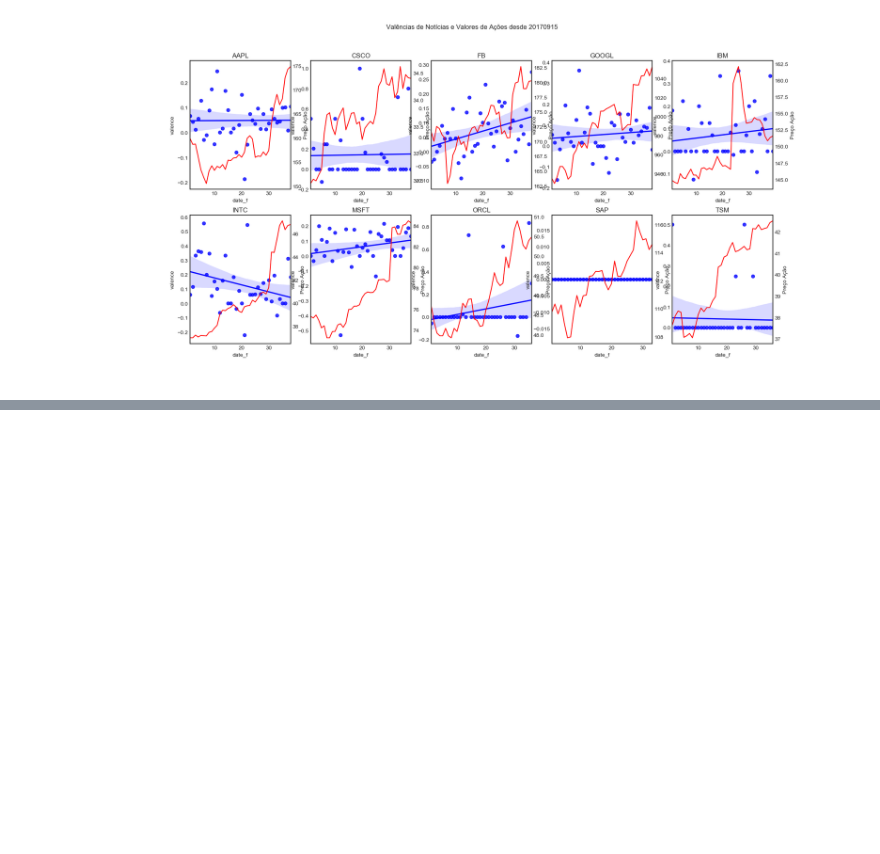
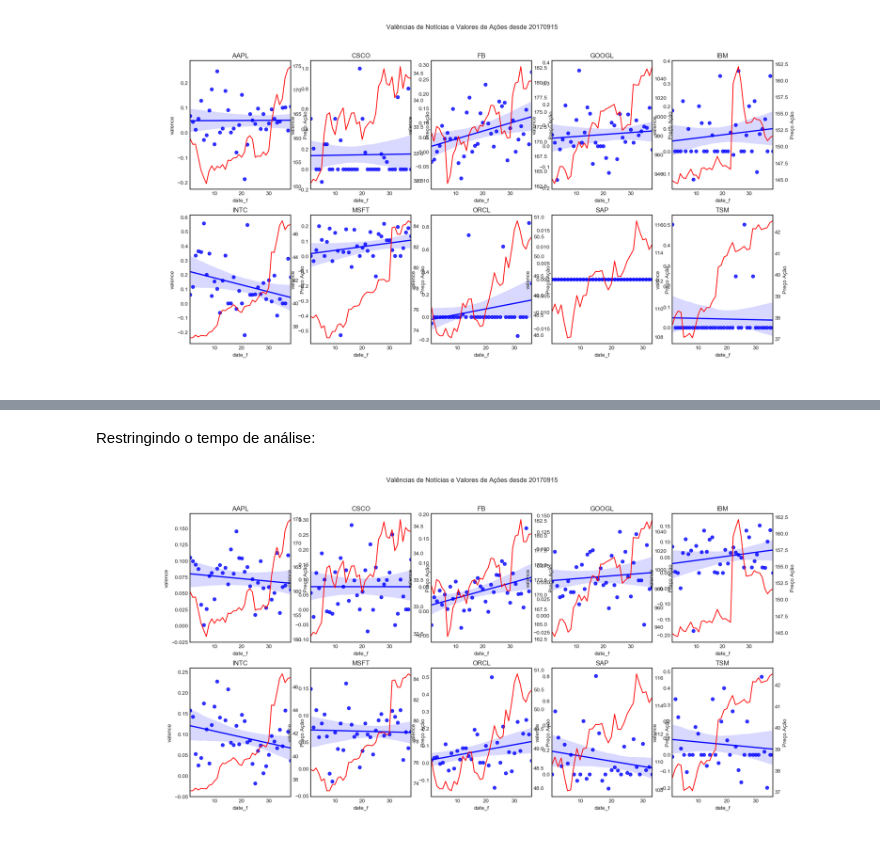
Before and after one commit to fabiograssiotto/stocks_proj, a Jupyter notebook: Stocks.ipynb, the cells around one changed output, grey strips where cells are left out. Cells and saved outputs as stored; diff of their text form; code cells hidden in the pictures; blank space fills up the shorter version.

```diff
--- a/Stocks.ipynb
+++ b/Stocks.ipynb
@@ -307,0 +497,7 @@ Podemos notar que para este classificador a correlação pode ser apenas observa
+# %% [markdown]
+Restringindo o tempo de análise:
+# %%
+from IPython.display import Image
+Image("plots/textblob/val-stocks-20170915.png")
+# %% [output]
+[figure, added]
```
Also changed, not shown: parts of 14 cells of this notebook, 1 other file.
